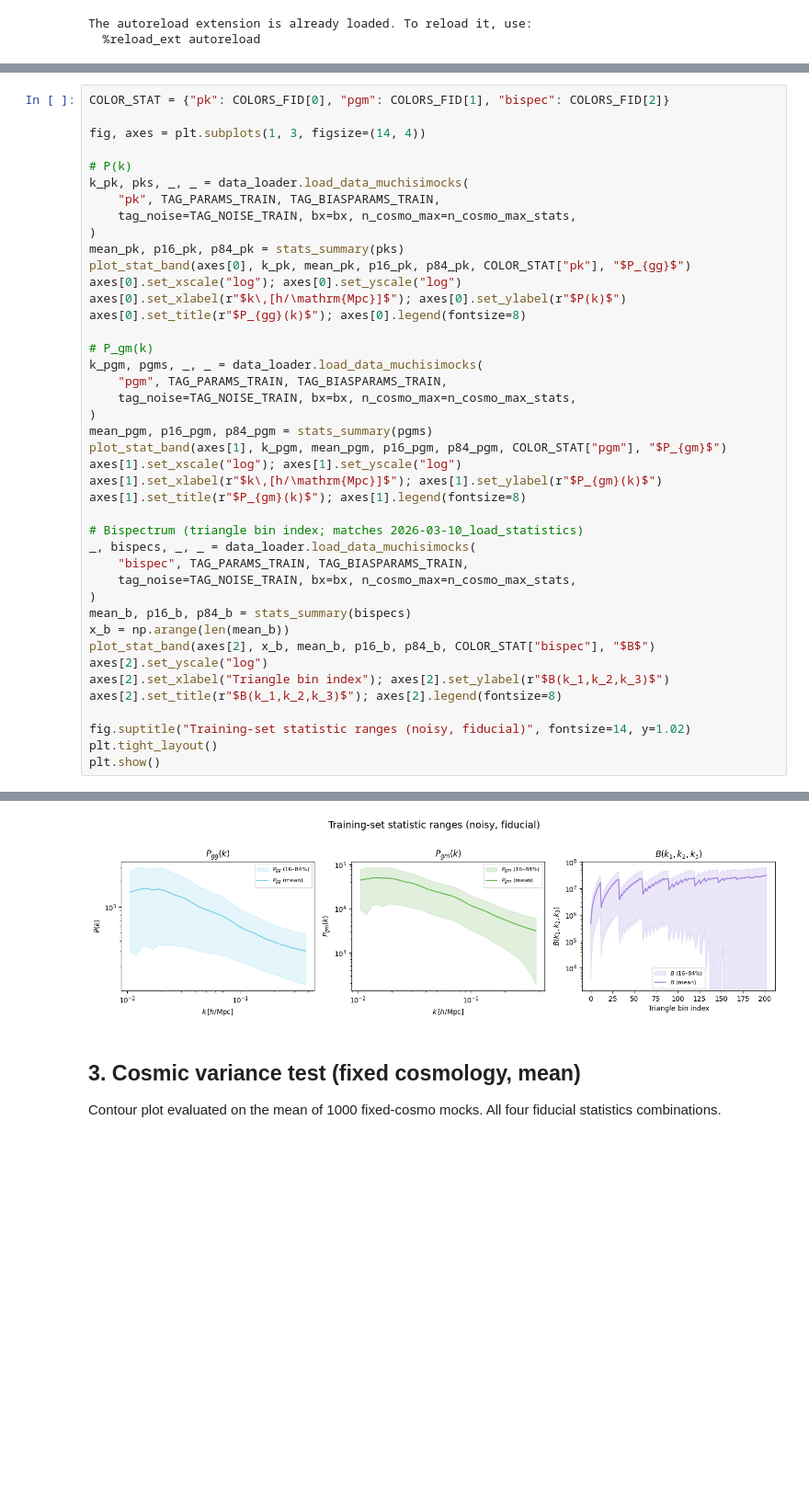
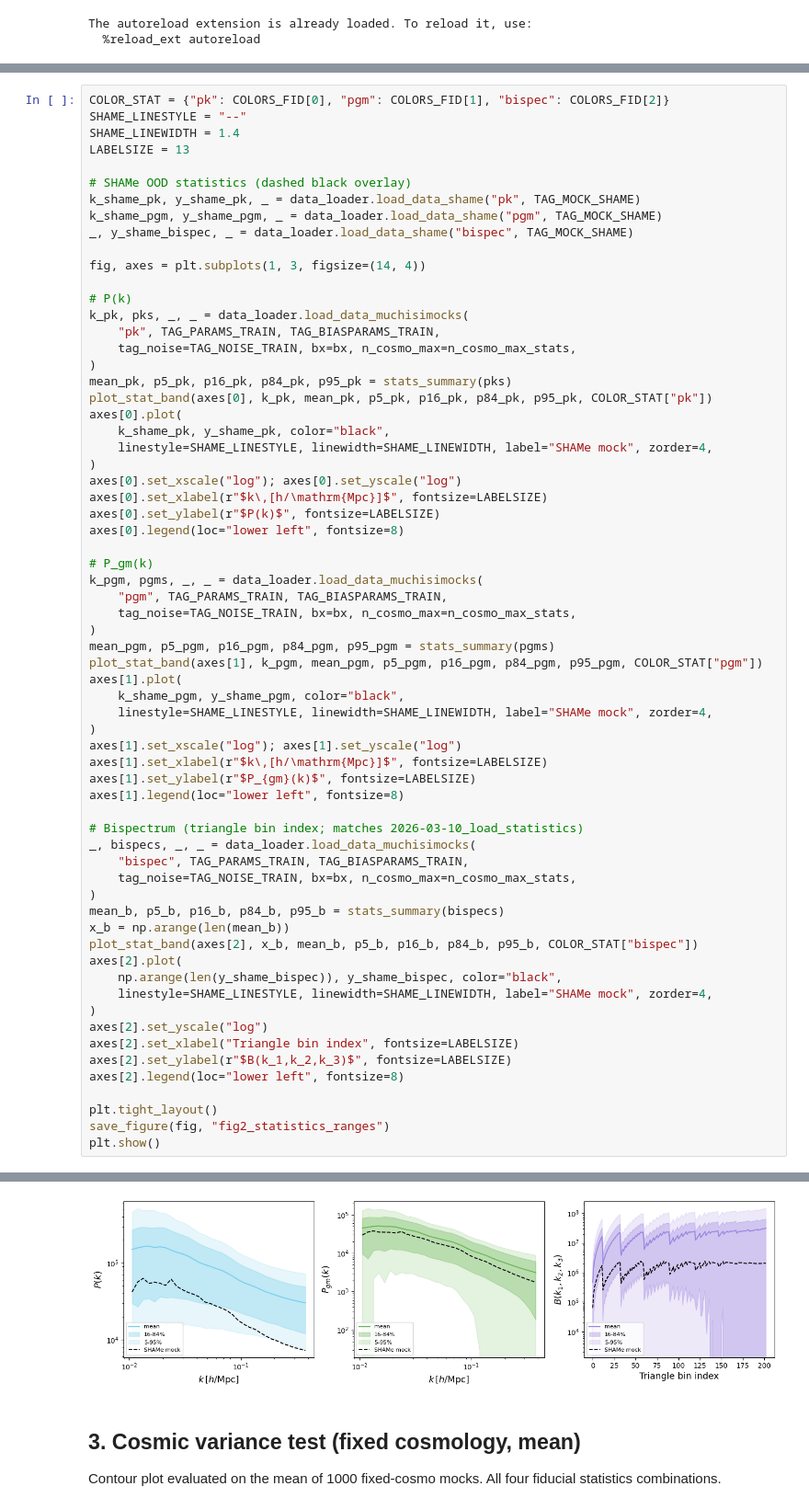
Before and after one commit to kstoreyf/muchisimocks, a Jupyter notebook: notebooks/2026-06-11_paper_figures.ipynb, the cells around one changed output, grey strips where cells are left out. Shown at 92% size. Cells and saved outputs as stored; diff of their text form; blank space fills up the shorter version.

```diff
--- a/notebooks/2026-06-11_paper_figures.ipynb
+++ b/notebooks/2026-06-11_paper_figures.ipynb
@@ -297,5 +277,13 @@ Mean and 16–84% bands over the fiducial noisy training set ($n_\mathrm{cosmo}\
 # %%
 COLOR_STAT = {"pk": COLORS_FID[0], "pgm": COLORS_FID[1], "bispec": COLORS_FID[2]}
+SHAME_LINESTYLE = "--"
+SHAME_LINEWIDTH = 1.4
+LABELSIZE = 13
+
+# SHAMe OOD statistics (dashed black overlay)
+k_shame_pk, y_shame_pk, _ = data_loader.load_data_shame("pk", TAG_MOCK_SHAME)
+k_shame_pgm, y_shame_pgm, _ = data_loader.load_data_shame("pgm", TAG_MOCK_SHAME)
+_, y_shame_bispec, _ = data_loader.load_data_shame("bispec", TAG_MOCK_SHAME)
 
 fig, axes = plt.subplots(1, 3, figsize=(14, 4))
 
@@ -304,36 +292,51 @@ k_pk, pks, _, _ = data_loader.load_data_muchisimocks(
     "pk", TAG_PARAMS_TRAIN, TAG_BIASPARAMS_TRAIN,
     tag_noise=TAG_NOISE_TRAIN, bx=bx, n_cosmo_max=n_cosmo_max_stats,
 )
-mean_pk, p16_pk, p84_pk = stats_summary(pks)
-plot_stat_band(axes[0], k_pk, mean_pk, p16_pk, p84_pk, COLOR_STAT["pk"], "$P_{gg}$")
+mean_pk, p5_pk, p16_pk, p84_pk, p95_pk = stats_summary(pks)
+plot_stat_band(axes[0], k_pk, mean_pk, p5_pk, p16_pk, p84_pk, p95_pk, COLOR_STAT["pk"])
+axes[0].plot(
+    k_shame_pk, y_shame_pk, color="black",
+    linestyle=SHAME_LINESTYLE, linewidth=SHAME_LINEWIDTH, label="SHAMe mock", zorder=4,
+)
 axes[0].set_xscale("log"); axes[0].set_yscale("log")
-axes[0].set_xlabel(r"$k\,[h/\mathrm{Mpc}]$"); axes[0].set_ylabel(r"$P(k)$")
-axes[0].set_title(r"$P_{gg}(k)$"); axes[0].legend(fontsize=8)
+axes[0].set_xlabel(r"$k\,[h/\mathrm{Mpc}]$", fontsize=LABELSIZE)
+axes[0].set_ylabel(r"$P(k)$", fontsize=LABELSIZE)
+axes[0].legend(loc="lower left", fontsize=8)
 
 # P_gm(k)
 k_pgm, pgms, _, _ = data_loader.load_data_muchisimocks(
     "pgm", TAG_PARAMS_TRAIN, TAG_BIASPARAMS_TRAIN,
     tag_noise=TAG_NOISE_TRAIN, bx=bx, n_cosmo_max=n_cosmo_max_stats,
 )
-mean_pgm, p16_pgm, p84_pgm = stats_summary(pgms)
-plot_stat_band(axes[1], k_pgm, mean_pgm, p16_pgm, p84_pgm, COLOR_STAT["pgm"], "$P_{gm}$")
+mean_pgm, p5_pgm, p16_pgm, p84_pgm, p95_pgm = stats_summary(pgms)
+plot_stat_band(axes[1], k_pgm, mean_pgm, p5_pgm, p16_pgm, p84_pgm, p95_pgm, COLOR_STAT["pgm"])
+axes[1].plot(
+    k_shame_pgm, y_shame_pgm, color="black",
+    linestyle=SHAME_LINESTYLE, linewidth=SHAME_LINEWIDTH, label="SHAMe mock", zorder=4,
+)
 axes[1].set_xscale("log"); axes[1].set_yscale("log")
-axes[1].set_xlabel(r"$k\,[h/\mathrm{Mpc}]$"); axes[1].set_ylabel(r"$P_{gm}(k)$")
-axes[1].set_title(r"$P_{gm}(k)$"); axes[1].legend(fontsize=8)
+axes[1].set_xlabel(r"$k\,[h/\mathrm{Mpc}]$", fontsize=LABELSIZE)
+axes[1].set_ylabel(r"$P_{gm}(k)$", fontsize=LABELSIZE)
+axes[1].legend(loc="lower left", fontsize=8)
 
 # Bispectrum (triangle bin index; matches 2026-03-10_load_statistics)
 _, bispecs, _, _ = data_loader.load_data_muchisimocks(
     "bispec", TAG_PARAMS_TRAIN, TAG_BIASPARAMS_TRAIN,
     tag_noise=TAG_NOISE_TRAIN, bx=bx, n_cosmo_max=n_cosmo_max_stats,
 )
-mean_b, p16_b, p84_b = stats_summary(bispecs)
+mean_b, p5_b, p16_b, p84_b, p95_b = stats_summary(bispecs)
 x_b = np.arange(len(mean_b))
-plot_stat_band(axes[2], x_b, mean_b, p16_b, p84_b, COLOR_STAT["bispec"], "$B$")
+plot_stat_band(axes[2], x_b, mean_b, p5_b, p16_b, p84_b, p95_b, COLOR_STAT["bispec"])
+axes[2].plot(
+    np.arange(len(y_shame_bispec)), y_shame_bispec, color="black",
+    linestyle=SHAME_LINESTYLE, linewidth=SHAME_LINEWIDTH, label="SHAMe mock", zorder=4,
+)
 axes[2].set_yscale("log")
-axes[2].set_xlabel("Triangle bin index"); axes[2].set_ylabel(r"$B(k_1,k_2,k_3)$")
-axes[2].set_title(r"$B(k_1,k_2,k_3)$"); axes[2].legend(fontsize=8)
+axes[2].set_xlabel("Triangle bin index", fontsize=LABELSIZE)
+axes[2].set_ylabel(r"$B(k_1,k_2,k_3)$", fontsize=LABELSIZE)
+axes[2].legend(loc="lower left", fontsize=8)
 
-fig.suptitle("Training-set statistic ranges (noisy, fiducial)", fontsize=14, y=1.02)
 plt.tight_layout()
+save_figure(fig, "fig2_statistics_ranges")
 plt.show()
 # %% [output]
@@ -352,4 +359,4 @@ Subsampled to 100 cosmologies (n_cosmo_max=100)
-[figure, old version]
+[figure, new version]
 # %% [markdown]
 ## 3. Cosmic variance test (fixed cosmology, mean)
 
```
Also changed, not shown: parts of 32 cells of this notebook, 11 other files.
